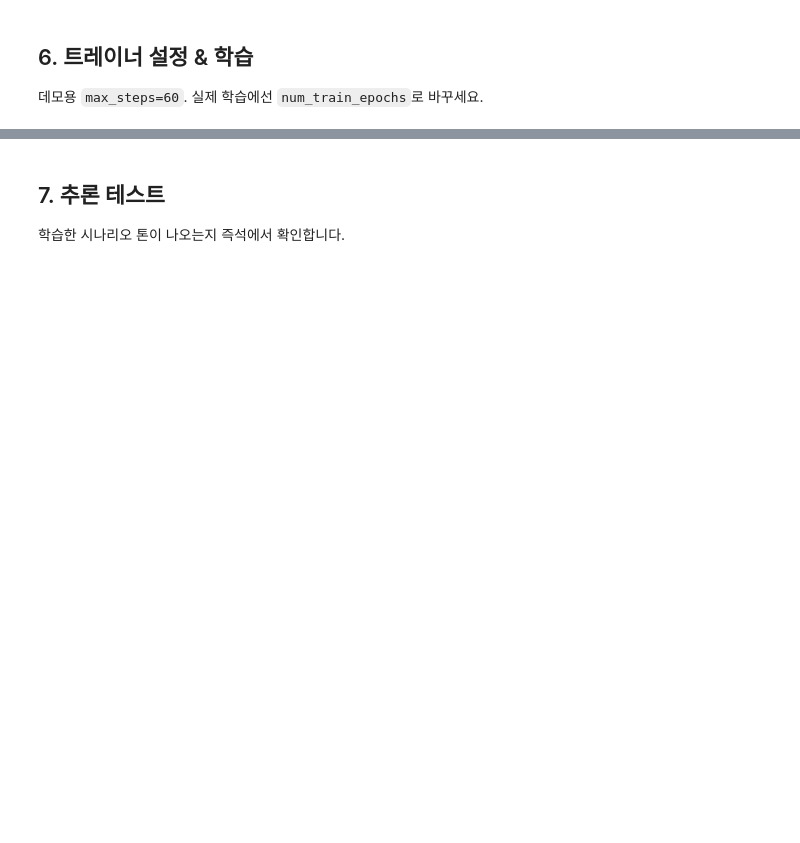
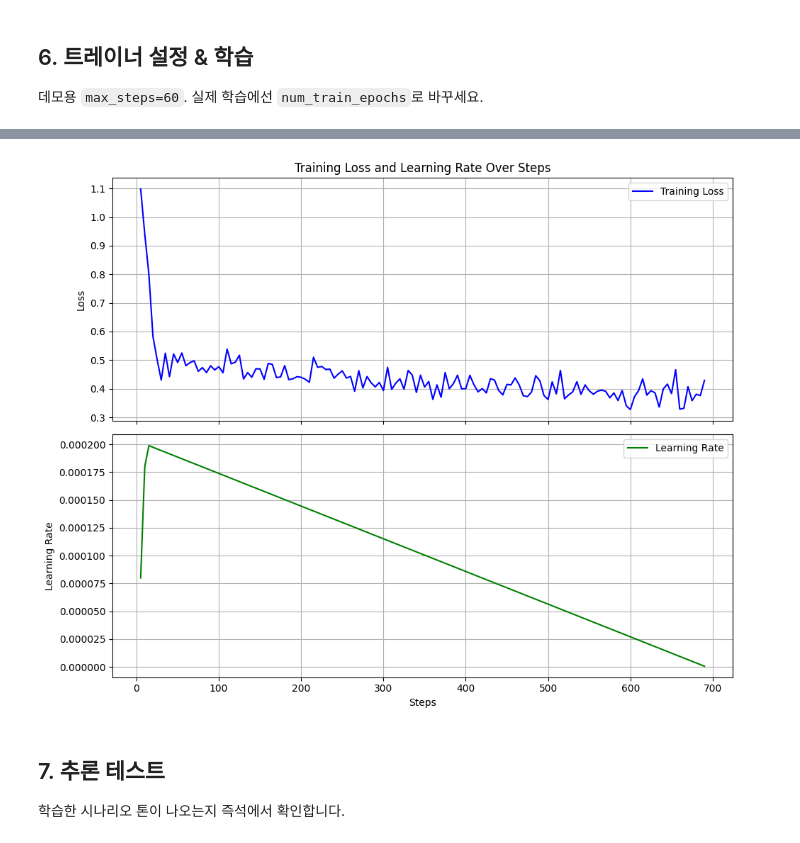
Before and after one commit to LSJL2002/edu-llm-colab-unsloth, a Jupyter notebook: notebooks/unsloth_edu_finetune.ipynb, the cells around one changed output, grey strips where cells are left out. Saved outputs shown, nothing was run; the diff lists cells and outputs as text; code cells hidden in the pictures; blank space fills up the shorter version.

```diff
--- a/notebooks/unsloth_edu_finetune.ipynb
+++ b/notebooks/unsloth_edu_finetune.ipynb
@@ -176,12 +172,12 @@ trainer = SFTTrainer(
     args = SFTConfig(
         dataset_text_field = "text",
         max_seq_length = MAX_SEQ_LENGTH,
-        per_device_train_batch_size = 2,
-        gradient_accumulation_steps = 4,
+        per_device_train_batch_size = 4, # Increased
+        gradient_accumulation_steps = 2, # Decreased
         warmup_steps = 10,
 
         # --- [변경 구간] 데모용 max_steps는 주석처리하고 정식 에폭 학습으로 전환합니다 ---
-        max_steps = 150,
+        #max_steps = 150,
         num_train_epochs = 1,
 
         learning_rate = 2e-4,
@@ -228,3 +222,34 @@ Unsloth: Restored added_tokens_decoder metadata in outputs/checkpoint-150/tokeni
+# %%
+import matplotlib.pyplot as plt
+
+# Extract training loss from trainer_stats
+# trainer_stats 객체에는 logging_history 속성이 없으므로, trainer.state.log_history를 사용합니다.
+log_history = trainer.state.log_history
+training_loss = [entry['loss'] for entry in log_history if 'loss' in entry]
+learning_rate = [entry['learning_rate'] for entry in log_history if 'learning_rate' in entry]
+steps = [entry['step'] for entry in log_history if 'loss' in entry]
+
+# Create a figure with two subplots
+fig, (ax1, ax2) = plt.subplots(2, 1, figsize=(10, 8), sharex=True)
+
+# Plot Training Loss
+ax1.plot(steps, training_loss, label='Training Loss', color='blue')
+ax1.set_ylabel('Loss')
+ax1.set_title('Training Loss and Learning Rate Over Steps')
+ax1.legend()
+ax1.grid(True)
+
+# Plot Learning Rate
+ax2.plot(steps, learning_rate, label='Learning Rate', color='green')
+ax2.set_xlabel('Steps')
+ax2.set_ylabel('Learning Rate')
+ax2.legend()
+ax2.grid(True)
+
+plt.tight_layout()
+plt.show()
+# %% [output]
+[figure, added]
 # %% [markdown]
 ## 7. 추론 테스트
 학습한 시나리오 톤이 나오는지 즉석에서 확인합니다.
```
Also changed, not shown: parts of 11 cells of this notebook.
